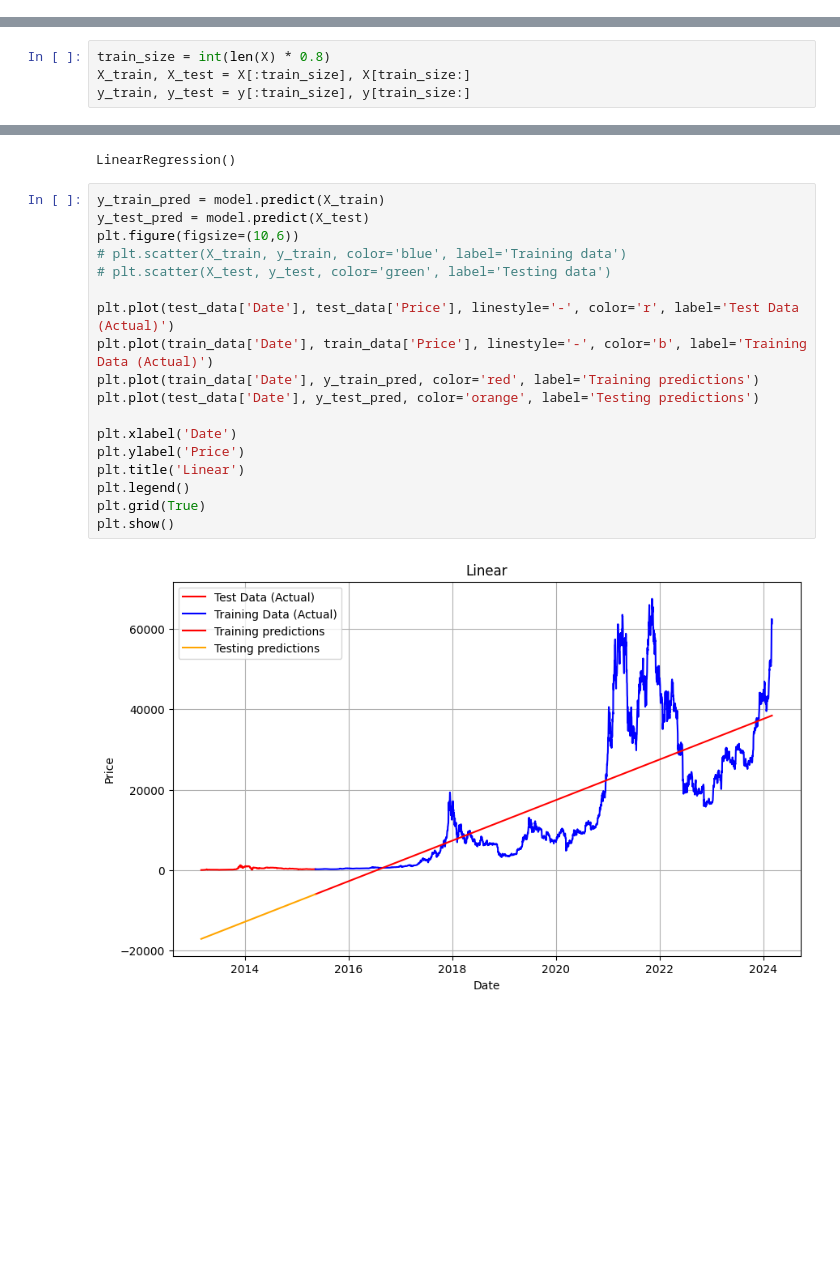
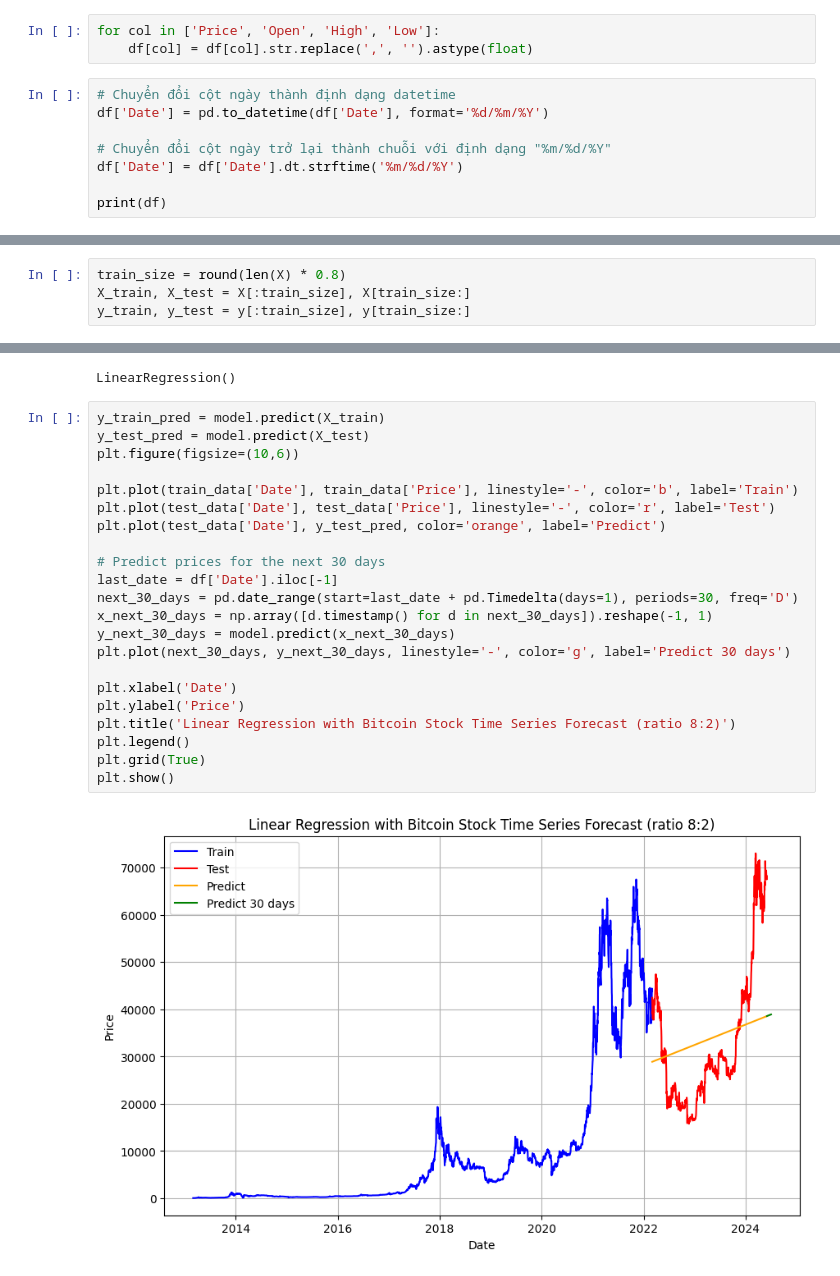
Before and after one commit to Annatruc/IS403_O22_HTCL_3, a Jupyter notebook: Models/Team3_LinearRegression.ipynb, the cells around one changed output, grey strips where cells are left out. Cells and saved outputs as stored; diff of their text form; blank space fills up the shorter version.

```diff
--- a/Models/Team3_LinearRegression.ipynb
+++ b/Models/Team3_LinearRegression.ipynb
@@ -18,0 +19,11 @@ df.tail()
+# %%
+for col in ['Price', 'Open', 'High', 'Low']:
+    df[col] = df[col].str.replace(',', '').astype(float)
+# %%
+# Chuyển đổi cột ngày thành định dạng datetime
+df['Date'] = pd.to_datetime(df['Date'], format='%d/%m/%Y')
+
+# Chuyển đổi cột ngày trở lại thành chuỗi với định dạng "%m/%d/%Y"
+df['Date'] = df['Date'].dt.strftime('%m/%d/%Y')
+
+print(df)
@@ -49,7 +73,7 @@ print(test_data)
 X = df['Date'].apply(lambda x:x.timestamp()).values.reshape(-1,1)
 y = df['Price'].values
 # %%
-train_size = int(len(X) * 0.8)
+train_size = round(len(X) * 0.8)
 X_train, X_test = X[:train_size], X[train_size:]
 y_train, y_test = y[:train_size], y[train_size:]
 # %%
@@ -60,20 +84,24 @@ LinearRegression()
 # %%
 y_train_pred = model.predict(X_train)
 y_test_pred = model.predict(X_test)
 plt.figure(figsize=(10,6))
-# plt.scatter(X_train, y_train, color='blue', label='Training data')
-# plt.scatter(X_test, y_test, color='green', label='Testing data')
 
-plt.plot(test_data['Date'], test_data['Price'], linestyle='-', color='r', label='Test Data (Actual)')
-plt.plot(train_data['Date'], train_data['Price'], linestyle='-', color='b', label='Training Data (Actual)')
-plt.plot(train_data['Date'], y_train_pred, color='red', label='Training predictions')
-plt.plot(test_data['Date'], y_test_pred, color='orange', label='Testing predictions')
+plt.plot(train_data['Date'], train_data['Price'], linestyle='-', color='b', label='Train')
+plt.plot(test_data['Date'], test_data['Price'], linestyle='-', color='r', label='Test')
+plt.plot(test_data['Date'], y_test_pred, color='orange', label='Predict')
+
+# Predict prices for the next 30 days
+last_date = df['Date'].iloc[-1]
+next_30_days = pd.date_range(start=last_date + pd.Timedelta(days=1), periods=30, freq='D')
+x_next_30_days = np.array([d.timestamp() for d in next_30_days]).reshape(-1, 1)
+y_next_30_days = model.predict(x_next_30_days)
+plt.plot(next_30_days, y_next_30_days, linestyle='-', color='g', label='Predict 30 days')
 
 plt.xlabel('Date')
 plt.ylabel('Price')
-plt.title('Linear')
+plt.title('Linear Regression with Bitcoin Stock Time Series Forecast (ratio 8:2)')
 plt.legend()
 plt.grid(True)
 plt.show()
 # %% [output]
-[figure, old version]
+[figure, new version]
```
Also changed, not shown: parts of 30 cells of this notebook, 3 other files.
